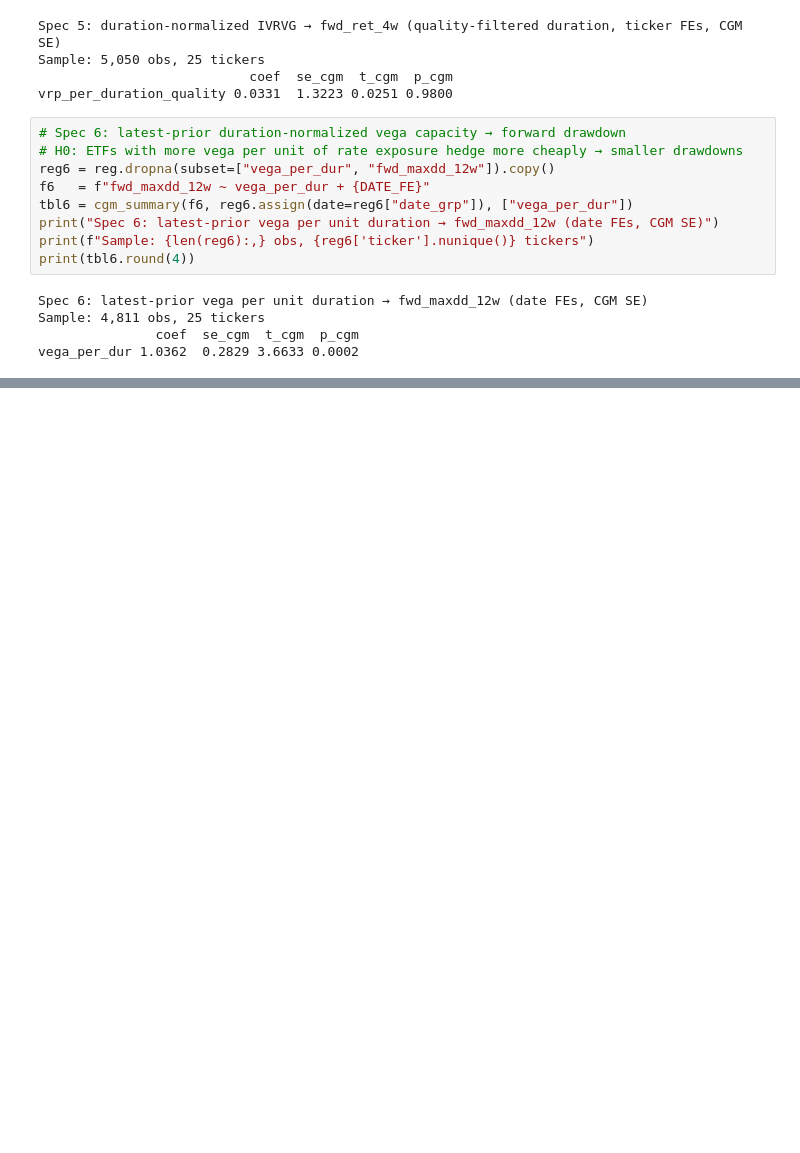
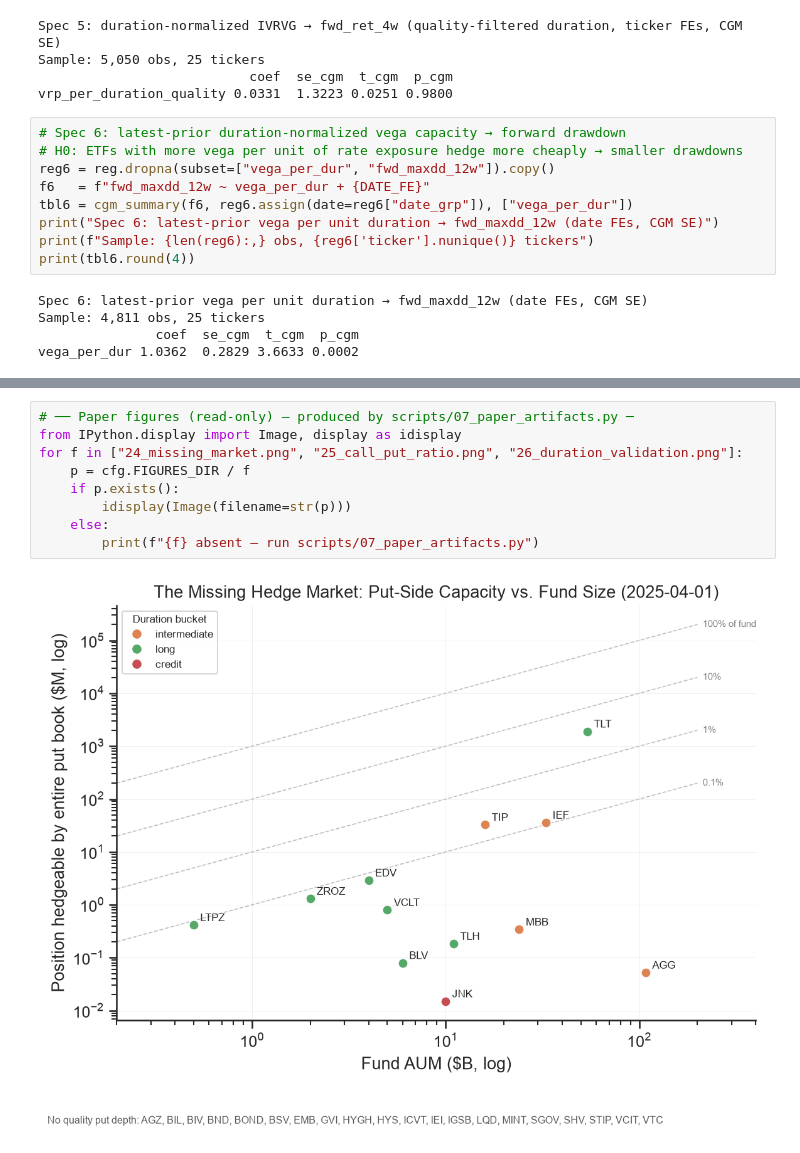
Before and after one commit to tlucius16/fixed-income-etf-macro-risk, a Jupyter notebook: notebooks/05_options_analysis.ipynb, the cells around one changed output, grey strips where cells are left out. Saved outputs shown, nothing was run; the diff lists cells and outputs as text; blank space fills up the shorter version.

```diff
--- a/notebooks/05_options_analysis.ipynb
+++ b/notebooks/05_options_analysis.ipynb
@@ -1556,0 +1219,11 @@ print(universe_tbl.round({"aum_busd": 1, "published_duration": 1, "expense_ratio
+# %%
+# ── Paper figures (read-only) — produced by scripts/07_paper_artifacts.py ─
+from IPython.display import Image, display as idisplay
+for f in ["24_missing_market.png", "25_call_put_ratio.png", "26_duration_validation.png"]:
+    p = cfg.FIGURES_DIR / f
+    if p.exists():
+        idisplay(Image(filename=str(p)))
+    else:
+        print(f"{f} absent — run scripts/07_paper_artifacts.py")
+# %% [output]
+[figure, added]
```
Also changed, not shown: parts of 29 cells of this notebook, 7 other files.
